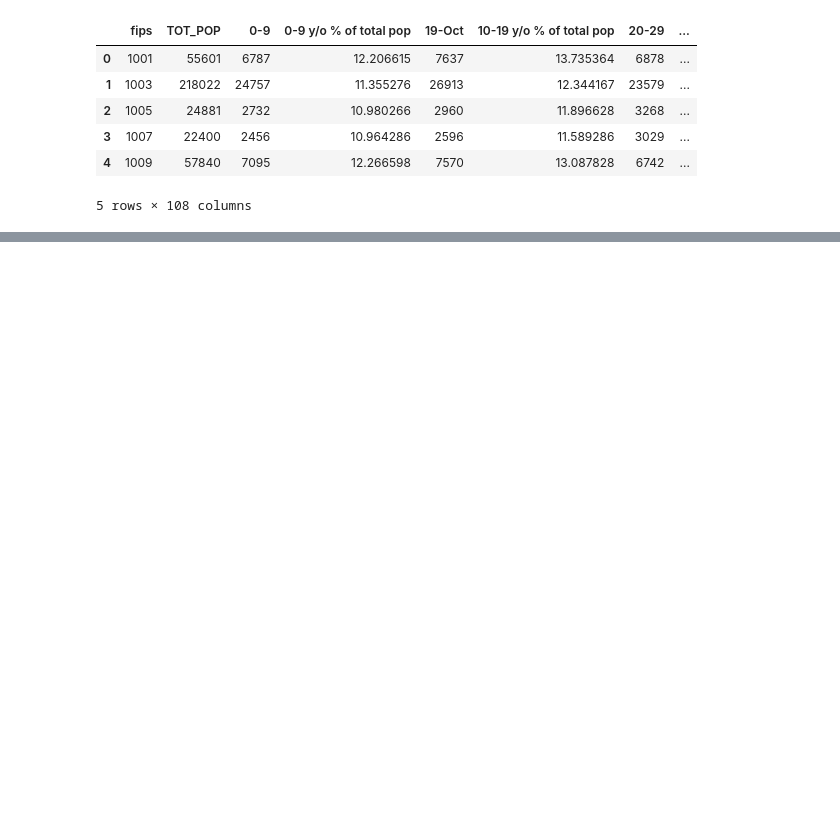
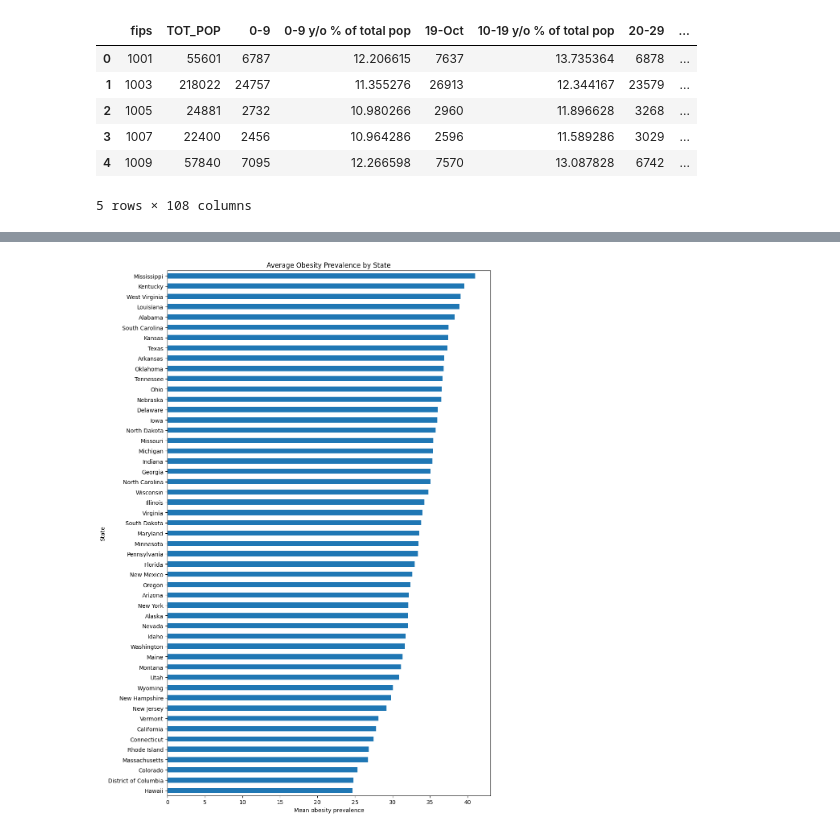
Before and after one commit to 4GeeksAcademy/linear_regression-MCZ, a Jupyter notebook: modelo_regularizado_lasso.ipynb, the cells around one changed output, grey strips where cells are left out. Saved outputs shown, nothing was run; the diff lists cells and outputs as text; code cells hidden in the pictures; blank space fills up the shorter version.

```diff
--- a/modelo_regularizado_lasso.ipynb
+++ b/modelo_regularizado_lasso.ipynb
@@ -12,0 +18,17 @@ data.head()
+# %%
+import matplotlib.pyplot as plt
+
+(df.groupby('STATE_NAME')
+      .agg(mean_obesity=('Obesity_prevalence', 'mean'))
+      .sort_values('mean_obesity')
+      .plot(
+          kind='barh',
+          figsize=(10, 14),
+          legend=False
+      ))
+plt.xlabel('Mean obesity prevalence')
+plt.ylabel('State')
+plt.title('Average Obesity Prevalence by State')
+plt.tight_layout()
+# %% [output]
+[figure, added]
```
Also changed, not shown: parts of 16 cells of this notebook, 2 other files.
